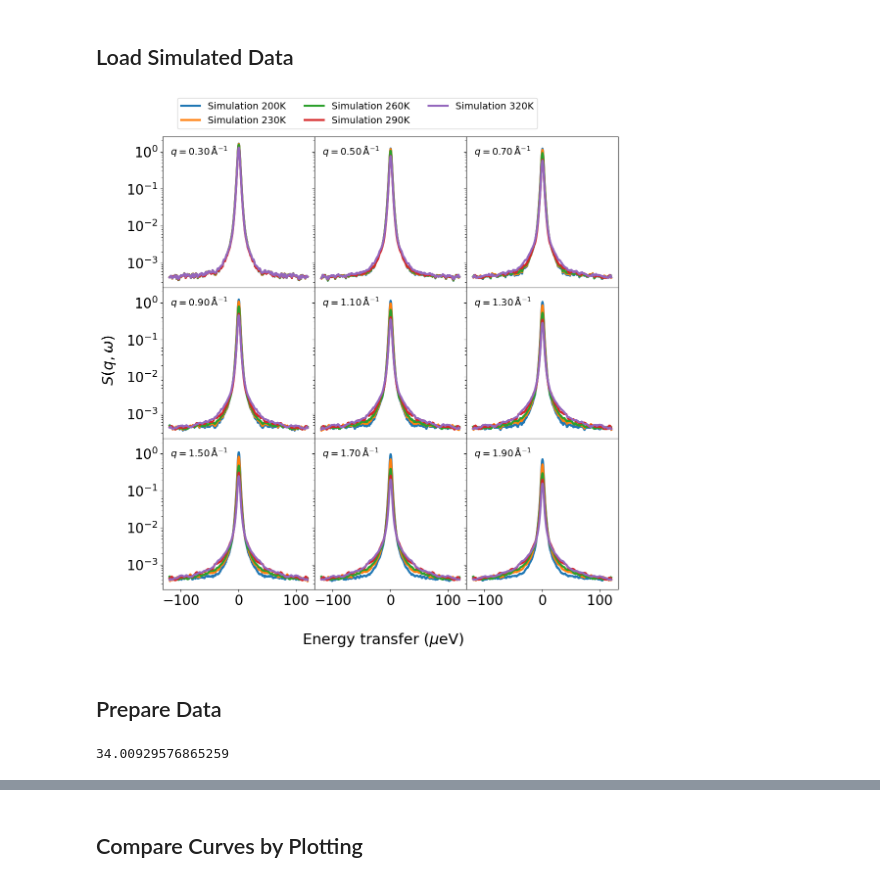
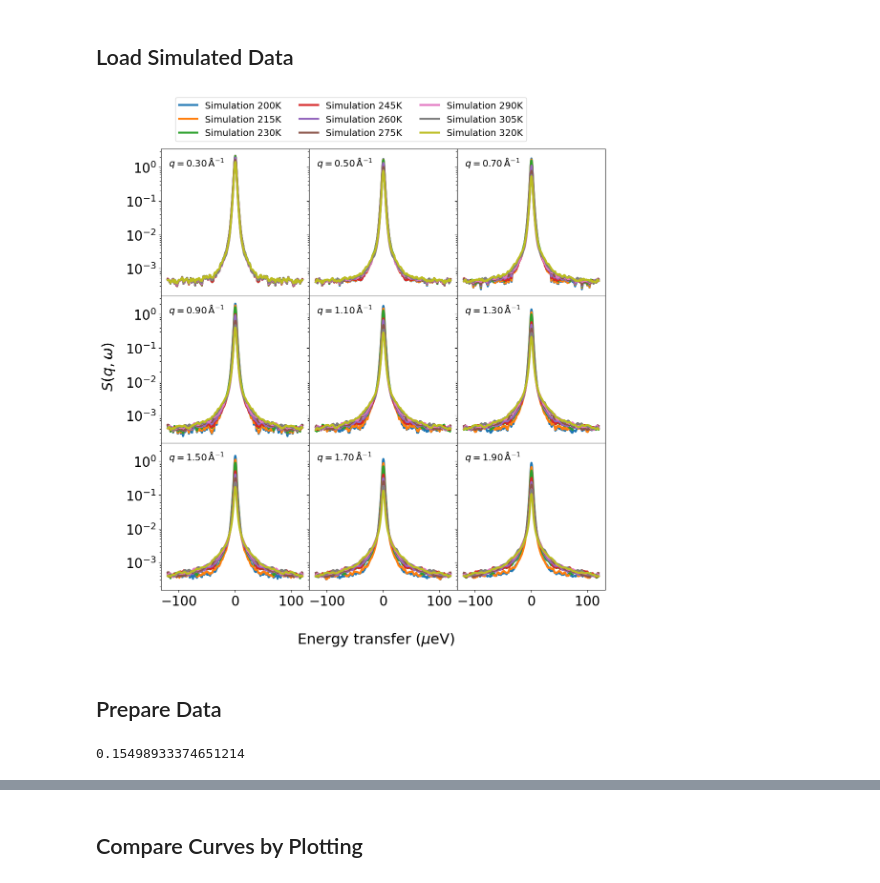
Before and after one commit to huatc/series_alignment, a Jupyter notebook: Notebooks/Create distance QENS.ipynb, the cells around one changed output, grey strips where cells are left out. Cells and saved outputs as stored; diff of their text form; code cells hidden in the pictures.

```diff
--- a/Notebooks/Create distance QENS.ipynb
+++ b/Notebooks/Create distance QENS.ipynb
@@ -119,10 +131,28 @@ data_exp_all = [data_exp_230, data_exp_260, data_exp_290]
 # %% [markdown]
 ## Load Simulated Data
 # %%
-data_sim_200 = pd.read_csv('../Data/QENS/Runs_with_100fs_stepsize/Lysozyme_200K_2000ps/simulated_sqw_conv_2.csv')
-data_sim_230 = pd.read_csv('../Data/QENS/Runs_with_100fs_stepsize/Lysozyme_230K_2000ps/simulated_sqw_conv_2.csv')
-data_sim_260 = pd.read_csv('../Data/QENS/Runs_with_100fs_stepsize/Lysozyme_260K_2000ps/simulated_sqw_conv_2.csv')
-data_sim_290 = pd.read_csv('../Data/QENS/Runs_with_100fs_stepsize/Lysozyme_290K_2000ps/simulated_sqw_conv_2.csv')
-data_sim_320 = pd.read_csv('../Data/QENS/Runs_with_100fs_stepsize/Lysozyme_320K_2000ps/simulated_sqw_conv_2.csv')
-data_sim_all = [data_sim_200.values, data_sim_230.values, data_sim_260.values, data_sim_290.values, data_sim_320.values]
-sim_temps = [200, 230, 260, 290, 320]
+data_sim_200_charm = pd.read_csv('../Data/QENS/Lysozyme_CHARMM27/Lysozyme_200K_2000ps/simulated_sqw_conv_2.csv')
+data_sim_215_charm = pd.read_csv('../Data/QENS/Lysozyme_CHARMM27/Lysozyme_215K_2000ps/simulated_sqw_conv_2.csv')
+data_sim_230_charm = pd.read_csv('../Data/QENS/Lysozyme_CHARMM27/Lysozyme_230K_2000ps/simulated_sqw_conv_2.csv')
+data_sim_245_charm = pd.read_csv('../Data/QENS/Lysozyme_CHARMM27/Lysozyme_245K_2000ps/simulated_sqw_conv_2.csv')
+data_sim_260_charm = pd.read_csv('../Data/QENS/Lysozyme_CHARMM27/Lysozyme_260K_2000ps/simulated_sqw_conv_2.csv')
+data_sim_275_charm = pd.read_csv('../Data/QENS/Lysozyme_CHARMM27/Lysozyme_275K_2000ps/simulated_sqw_conv_2.csv')
+data_sim_290_charm = pd.read_csv('../Data/QENS/Lysozyme_CHARMM27/Lysozyme_290K_2000ps/simulated_sqw_conv_2.csv')
+data_sim_305_charm = pd.read_csv('../Data/QENS/Lysozyme_CHARMM27/Lysozyme_305K_2000ps/simulated_sqw_conv_2.csv')
+data_sim_320_charm = pd.read_csv('../Data/QENS/Lysozyme_CHARMM27/Lysozyme_320K_2000ps/simulated_sqw_conv_2.csv')
+
+
+data_sim_200_amber = pd.read_csv('../Data/QENS/Lysozyme_AMBER99SB-ILDN/Lysozyme_200K_2000ps/simulated_sqw_conv_2.csv')
+data_sim_215_amber = pd.read_csv('../Data/QENS/Lysozyme_AMBER99SB-ILDN/Lysozyme_215K_2000ps/simulated_sqw_conv_2.csv')
+data_sim_230_amber = pd.read_csv('../Data/QENS/Lysozyme_AMBER99SB-ILDN/Lysozyme_230K_2000ps/simulated_sqw_conv_2.csv')
+data_sim_245_amber = pd.read_csv('../Data/QENS/Lysozyme_AMBER99SB-ILDN/Lysozyme_245K_2000ps/simulated_sqw_conv_2.csv')
+data_sim_260_amber = pd.read_csv('../Data/QENS/Lysozyme_AMBER99SB-ILDN/Lysozyme_260K_2000ps/simulated_sqw_conv_2.csv')
+data_sim_275_amber = pd.read_csv('../Data/QENS/Lysozyme_AMBER99SB-ILDN/Lysozyme_275K_2000ps/simulated_sqw_conv_2.csv')
+data_sim_290_amber = pd.read_csv('../Data/QENS/Lysozyme_AMBER99SB-ILDN/Lysozyme_290K_2000ps/simulated_sqw_conv_2.csv')
+data_sim_305_amber = pd.read_csv('../Data/QENS/Lysozyme_AMBER99SB-ILDN/Lysozyme_305K_2000ps/simulated_sqw_conv_2.csv')
+data_sim_320_amber = pd.read_csv('../Data/QENS/Lysozyme_AMBER99SB-ILDN/Lysozyme_320K_2000ps/simulated_sqw_conv_2.csv')
+
+
+data_sim_all_amber = [data_sim_200_amber.values, data_sim_215_amber.values, data_sim_230_amber.values, data_sim_245_amber.values, data_sim_260_amber.values, data_sim_275_amber.values, data_sim_290_amber.values, data_sim_305_amber.values, data_sim_320_amber.values]
+data_sim_all_charm = [data_sim_200_charm.values, data_sim_215_charm.values, data_sim_230_charm.values, data_sim_245_charm.values, data_sim_260_charm.values, data_sim_275_charm.values, data_sim_290_charm.values, data_sim_305_charm.values, data_sim_320_charm.values]
+sim_temps = [200, 215, 230, 245, 260, 275, 290, 305, 320]
@@ -146,8 +167,8 @@ fig, axes = plt.subplots(
     sharey=True
 )
 axes = axes.flatten()
-for j in range(len(data_sim_all)):
-    data_sim = data_sim_all[j]
+for j in range(len(data_sim_all_amber)):
+    data_sim = data_sim_all_amber[j]
     for i, ax in enumerate(axes):
         q = data_sim[:,0]
 
@@ -184,33 +205,33 @@ for j in range(len(data_sim_all)):
             linewidth=3,
             label='Simulation ' + str(sim_temps[j]) + 'K',
             zorder=3,
         )
 
         ax.set_yscale('log')
         #ax.set_xlim(-100, 100)
         q = data_100['q (1/Angstrom) values'][i][0]
         if j == 0:
             ax.text(
             0.05, 0.95,
             rf'$q = {q:.2f}\,\mathrm{{\AA^{{-1}}}}$',
             transform=ax.transAxes,
             fontsize=14,
             va='top',
             ha='left'
             )
 #plt.yticks([])
 # ----- Global labels -----
 fig.supxlabel(r'Energy transfer ($\mu$eV)', fontsize=22)
 fig.supylabel(r'$S(q,$$\omega$$)$', fontsize=22)
 
 # ----- Remove gaps & borders -----
 plt.subplots_adjust(wspace=0, hspace=0)
 
 # ----- Single legend -----
 plt.legend(loc='lower right', bbox_to_anchor=(0.5, 3.02), ncol=3, fontsize=14)
 #plt.savefig('../Figures/QENS_Comparison_big_font.png', dpi=600, bbox_inches="tight")
 plt.show()
 # %% [output]
-[figure, old version]
+[figure, new version]
 # %% [markdown]
 ## Prepare Data
@@ -222,5 +264,5 @@ idx_cols_lin, total_dist_lin = series_alignment.align_monotone_linear(score_matr
 # %%
-total_dist_min
+total_dist_min_charm
 # %% [output]
-34.00929576865259
+0.15498933374651214
 # %%
```
Also changed, not shown: parts of 19 cells of this notebook, 17 other files.
